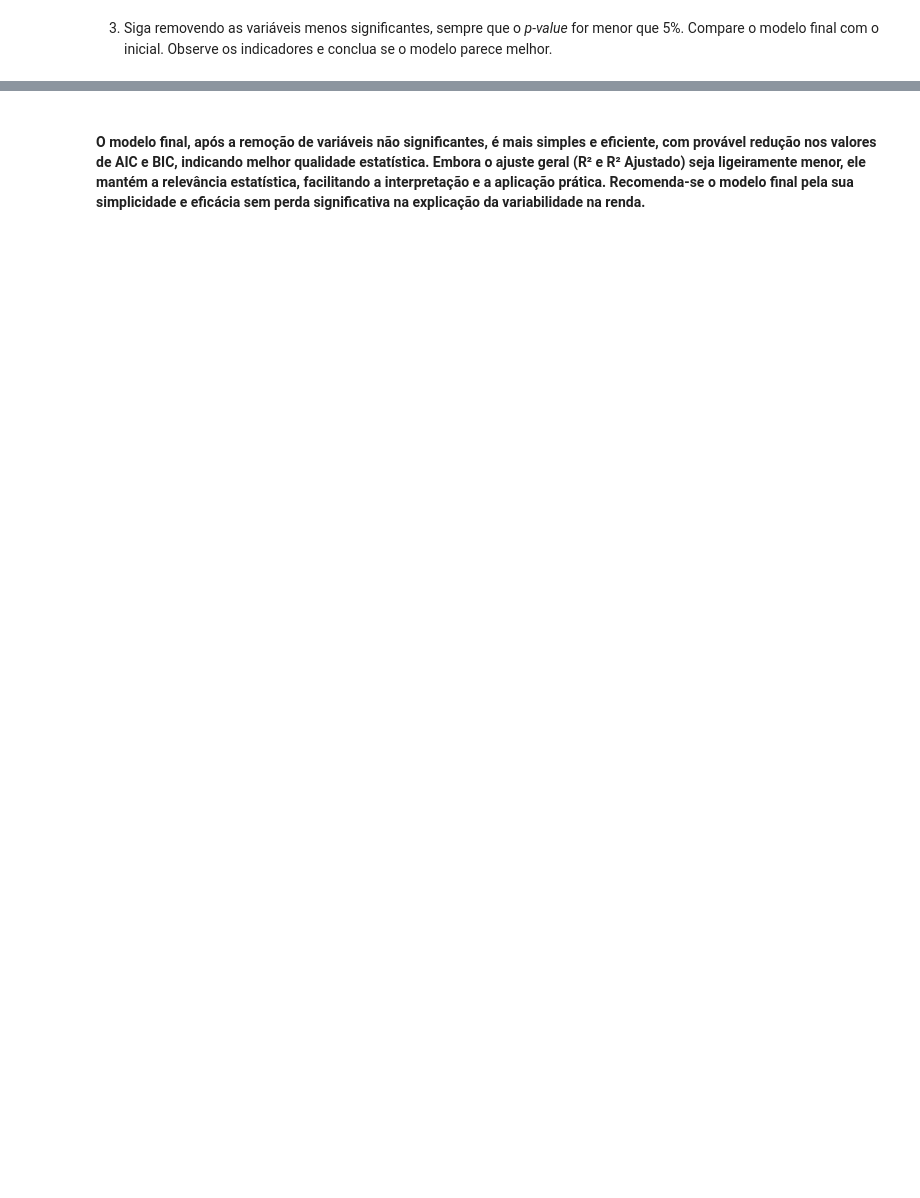
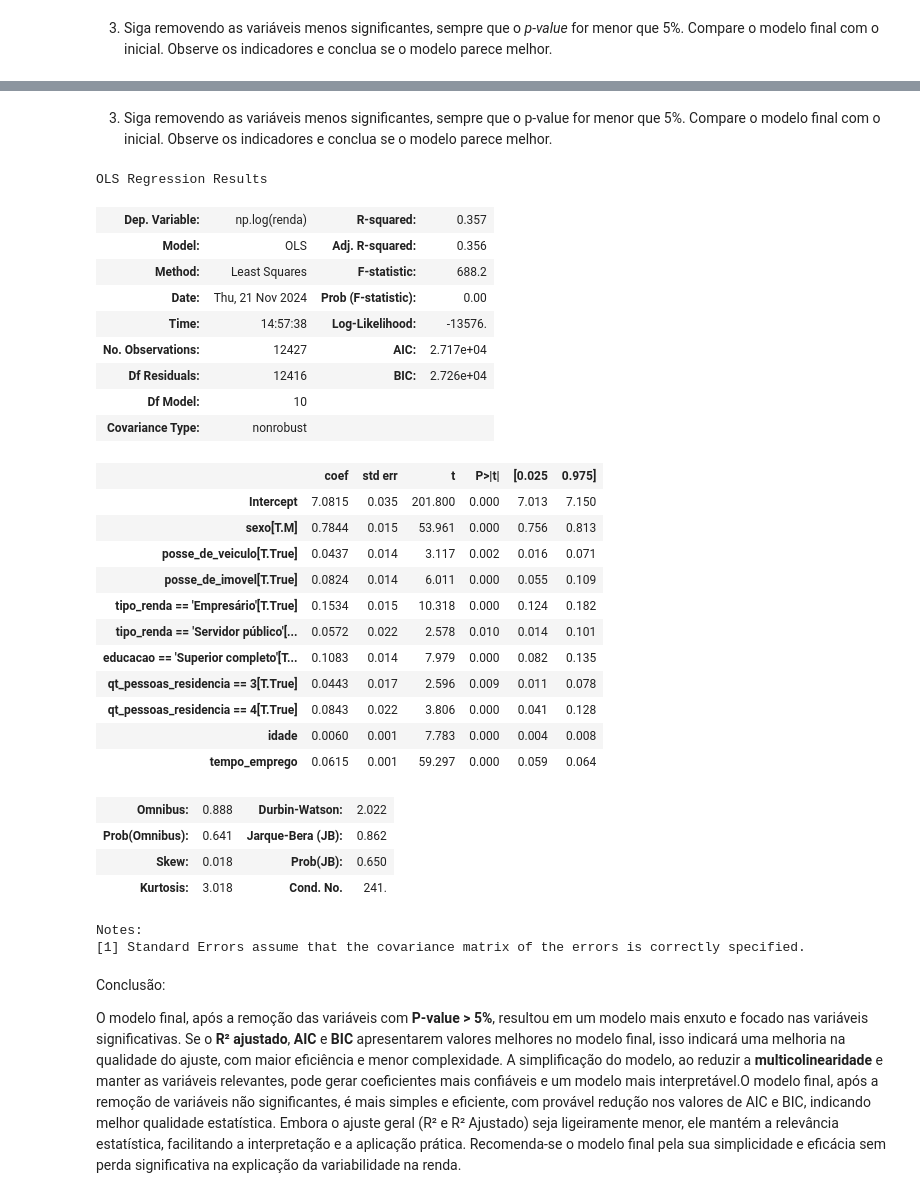
Before and after one commit to PaulodiasDeveloper/Curso_EBAC-Profissao_Cientista_de_Dados, a Jupyter notebook: Cientista de Dados/Módulo 13 - Regressão II/Exercício 01 Módulo 13/Mod13_Tarefa01.ipynb, the cells around one changed output, grey strips where cells are left out. Drawn from its saved outputs; the diff is of its cells as text; code cells hidden in the pictures; blank space fills up the shorter version.

```diff
--- a/Cientista de Dados/Módulo 13 - Regressão II/Exercício 01 Módulo 13/Mod13_Tarefa01.ipynb
+++ b/Cientista de Dados/Módulo 13 - Regressão II/Exercício 01 Módulo 13/Mod13_Tarefa01.ipynb
@@ -347,2 +316,49 @@ BIC Inicial: 27405.04, BIC Final: 27405.04
+# %% [markdown]
+3. Siga removendo as variáveis menos significantes, sempre que o p-value for menor que 5%. Compare o modelo final com o inicial. Observe os indicadores e conclua se o modelo parece melhor.
+# %%
+smf.ols(formula='''
+                np.log(renda) ~ sexo
+                                + posse_de_veiculo
+                                + posse_de_imovel
+                                + tipo_renda == 'Empresário'
+                                + tipo_renda == 'Servidor público'
+                                + educacao == 'Superior completo'
+                                + qt_pessoas_residencia == 3
+                                + qt_pessoas_residencia == 4
+                                + idade
+                                + tempo_emprego
+                ''',
+        data=df).fit().summary()
+# %% [output]
+OLS Regression Results
+| Dep. Variable: | np.log(renda) | R-squared: | 0.357 |
+| Model: | OLS | Adj. R-squared: | 0.356 |
+| Method: | Least Squares | F-statistic: | 688.2 |
+| Date: | Thu, 21 Nov 2024 | Prob (F-statistic): | 0.00 |
+| Time: | 14:57:38 | Log-Likelihood: | -13576. |
+| No. Observations: | 12427 | AIC: | 2.717e+04 |
+| Df Residuals: | 12416 | BIC: | 2.726e+04 |
+| Df Model: | 10 |  |  |
+| Covariance Type: | nonrobust |  |  |
+|  | coef | std err | t | P>|t| | [0.025 | 0.975] |
+| Intercept | 7.0815 | 0.035 | 201.800 | 0.000 | 7.013 | 7.150 |
+| sexo[T.M] | 0.7844 | 0.015 | 53.961 | 0.000 | 0.756 | 0.813 |
+| posse_de_veiculo[T.True] | 0.0437 | 0.014 | 3.117 | 0.002 | 0.016 | 0.071 |
+| posse_de_imovel[T.True] | 0.0824 | 0.014 | 6.011 | 0.000 | 0.055 | 0.109 |
+| tipo_renda == 'Empresário'[T.True] | 0.1534 | 0.015 | 10.318 | 0.000 | 0.124 | 0.182 |
+| tipo_renda == 'Servidor público'[... | 0.0572 | 0.022 | 2.578 | 0.010 | 0.014 | 0.101 |
+| educacao == 'Superior completo'[T... | 0.1083 | 0.014 | 7.979 | 0.000 | 0.082 | 0.135 |
+| qt_pessoas_residencia == 3[T.True] | 0.0443 | 0.017 | 2.596 | 0.009 | 0.011 | 0.078 |
+| qt_pessoas_residencia == 4[T.True] | 0.0843 | 0.022 | 3.806 | 0.000 | 0.041 | 0.128 |
+| idade | 0.0060 | 0.001 | 7.783 | 0.000 | 0.004 | 0.008 |
+| tempo_emprego | 0.0615 | 0.001 | 59.297 | 0.000 | 0.059 | 0.064 |
+| Omnibus: | 0.888 | Durbin-Watson: | 2.022 |
+| Prob(Omnibus): | 0.641 | Jarque-Bera (JB): | 0.862 |
+| Skew: | 0.018 | Prob(JB): | 0.650 |
+| Kurtosis: | 3.018 | Cond. No. | 241. |
+Notes:
+[1] Standard Errors assume that the covariance matrix of the errors is correctly specified.
 # %% [markdown]
-#### O modelo final, após a remoção de variáveis não significantes, é mais simples e eficiente, com provável redução nos valores de AIC e BIC, indicando melhor qualidade estatística. Embora o ajuste geral (R² e R² Ajustado) seja ligeiramente menor, ele mantém a relevância estatística, facilitando a interpretação e a aplicação prática. Recomenda-se o modelo final pela sua simplicidade e eficácia sem perda significativa na explicação da variabilidade na renda.
+Conclusão:
+
+O modelo final, após a remoção das variáveis com **P-value > 5%**, resultou em um modelo mais enxuto e focado nas variáveis significativas. Se o **R² ajustado**, **AIC** e **BIC** apresentarem valores melhores no modelo final, isso indicará uma melhoria na qualidade do ajuste, com maior eficiência e menor complexidade. A simplificação do modelo, ao reduzir a **multicolinearidade** e manter as variáveis relevantes, pode gerar coeficientes mais confiáveis e um modelo mais interpretável.O modelo final, após a remoção de variáveis não significantes, é mais simples e eficiente, com provável redução nos valores de AIC e BIC, indicando melhor qualidade estatística. Embora o ajuste geral (R² e R² Ajustado) seja ligeiramente menor, ele mantém a relevância estatística, facilitando a interpretação e a aplicação prática. Recomenda-se o modelo final pela sua simplicidade e eficácia sem perda significativa na explicação da variabilidade na renda.
```
Also changed, not shown: parts of 4 cells of this notebook.
